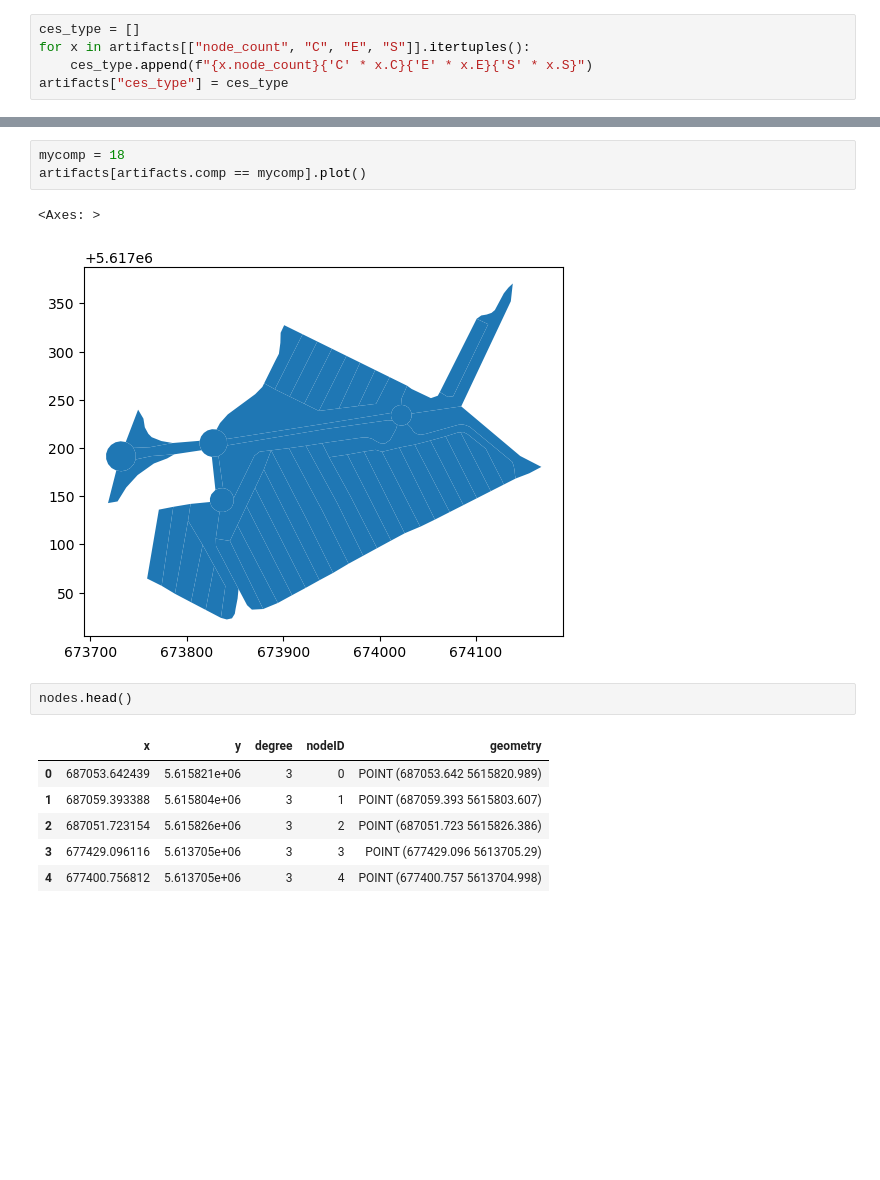
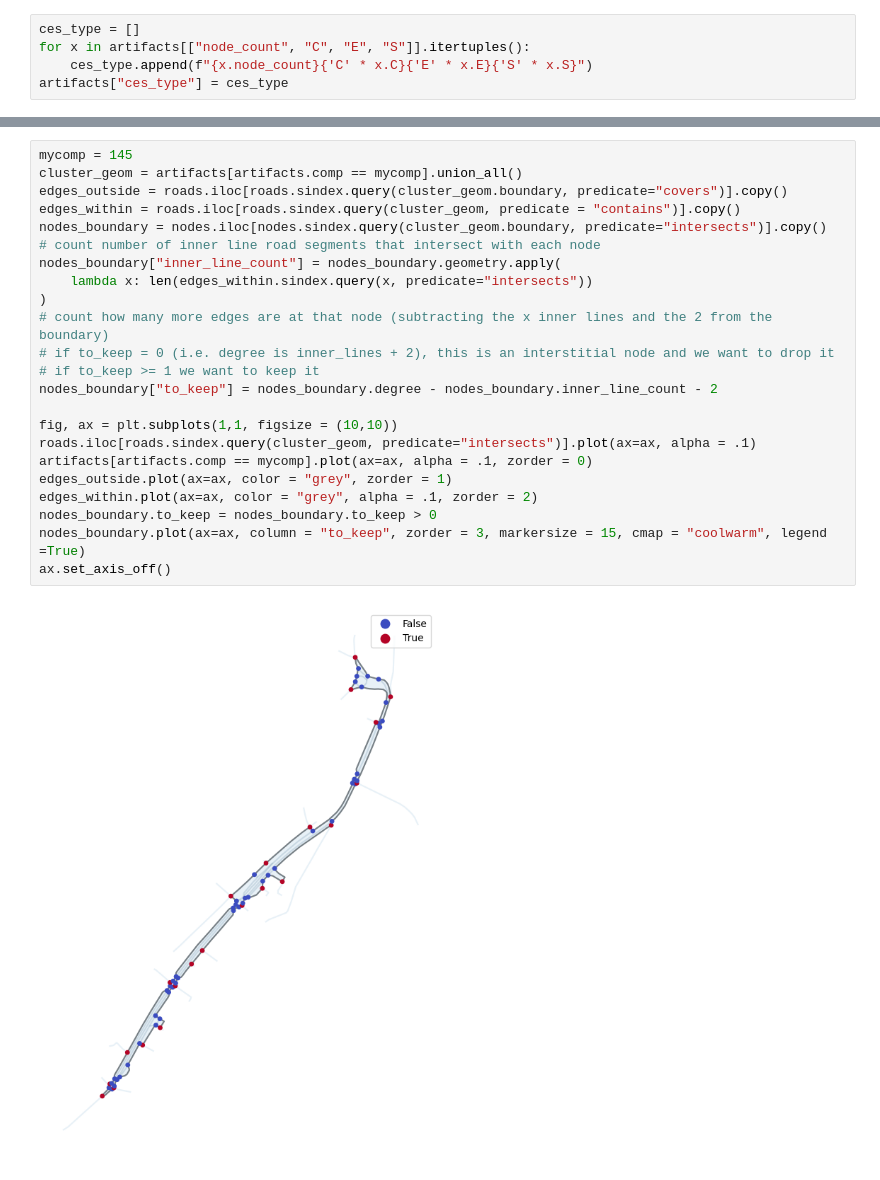
Before and after one commit to uscuni/simplification, a Jupyter notebook: notebooks/typology-multiples.ipynb, the cells around one changed output, grey strips where cells are left out. Saved outputs shown, nothing was run; the diff lists cells and outputs as text; blank space fills up the shorter version.

```diff
--- a/notebooks/typology-multiples.ipynb
+++ b/notebooks/typology-multiples.ipynb
@@ -274,15 +263,25 @@ artifacts.head(20)
-# %%
-mycomp = 18
-artifacts[artifacts.comp == mycomp].plot()
-# %% [output]
-<Axes: >
-[figure, removed]
-# %%
-nodes.head()
-# %% [output]
-|  | x | y | degree | nodeID | geometry |
-| 0 | 687053.642439 | 5.615821e+06 | 3 | 0 | POINT (687053.642 5615820.989) |
-| 1 | 687059.393388 | 5.615804e+06 | 3 | 1 | POINT (687059.393 5615803.607) |
-| 2 | 687051.723154 | 5.615826e+06 | 3 | 2 | POINT (687051.723 5615826.386) |
-| 3 | 677429.096116 | 5.613705e+06 | 3 | 3 | POINT (677429.096 5613705.29) |
-| 4 | 677400.756812 | 5.613705e+06 | 3 | 4 | POINT (677400.757 5613704.998) |
+# %%
+mycomp = 145
+cluster_geom = artifacts[artifacts.comp == mycomp].union_all()
+edges_outside = roads.iloc[roads.sindex.query(cluster_geom.boundary, predicate="covers")].copy()
+edges_within = roads.iloc[roads.sindex.query(cluster_geom, predicate = "contains")].copy()
+nodes_boundary = nodes.iloc[nodes.sindex.query(cluster_geom.boundary, predicate="intersects")].copy()
+# count number of inner line road segments that intersect with each node
+nodes_boundary["inner_line_count"] = nodes_boundary.geometry.apply(
+    lambda x: len(edges_within.sindex.query(x, predicate="intersects"))
+)
+# count how many more edges are at that node (subtracting the x inner lines and the 2 from the boundary)
+# if to_keep = 0 (i.e. degree is inner_lines + 2), this is an interstitial node and we want to drop it
+# if to_keep >= 1 we want to keep it
+nodes_boundary["to_keep"] = nodes_boundary.degree - nodes_boundary.inner_line_count - 2
+
+fig, ax = plt.subplots(1,1, figsize = (10,10))
+roads.iloc[roads.sindex.query(cluster_geom, predicate="intersects")].plot(ax=ax, alpha = .1)
+artifacts[artifacts.comp == mycomp].plot(ax=ax, alpha = .1, zorder = 0)
+edges_outside.plot(ax=ax, color = "grey", zorder = 1)
+edges_within.plot(ax=ax, color = "grey", alpha = .1, zorder = 2)
+nodes_boundary.to_keep = nodes_boundary.to_keep > 0
+nodes_boundary.plot(ax=ax, column = "to_keep", zorder = 3, markersize = 15, cmap = "coolwarm", legend =True)
+ax.set_axis_off()
+# %% [output]
+[figure, added]
```
Also changed, not shown: parts of 9 cells of this notebook.
